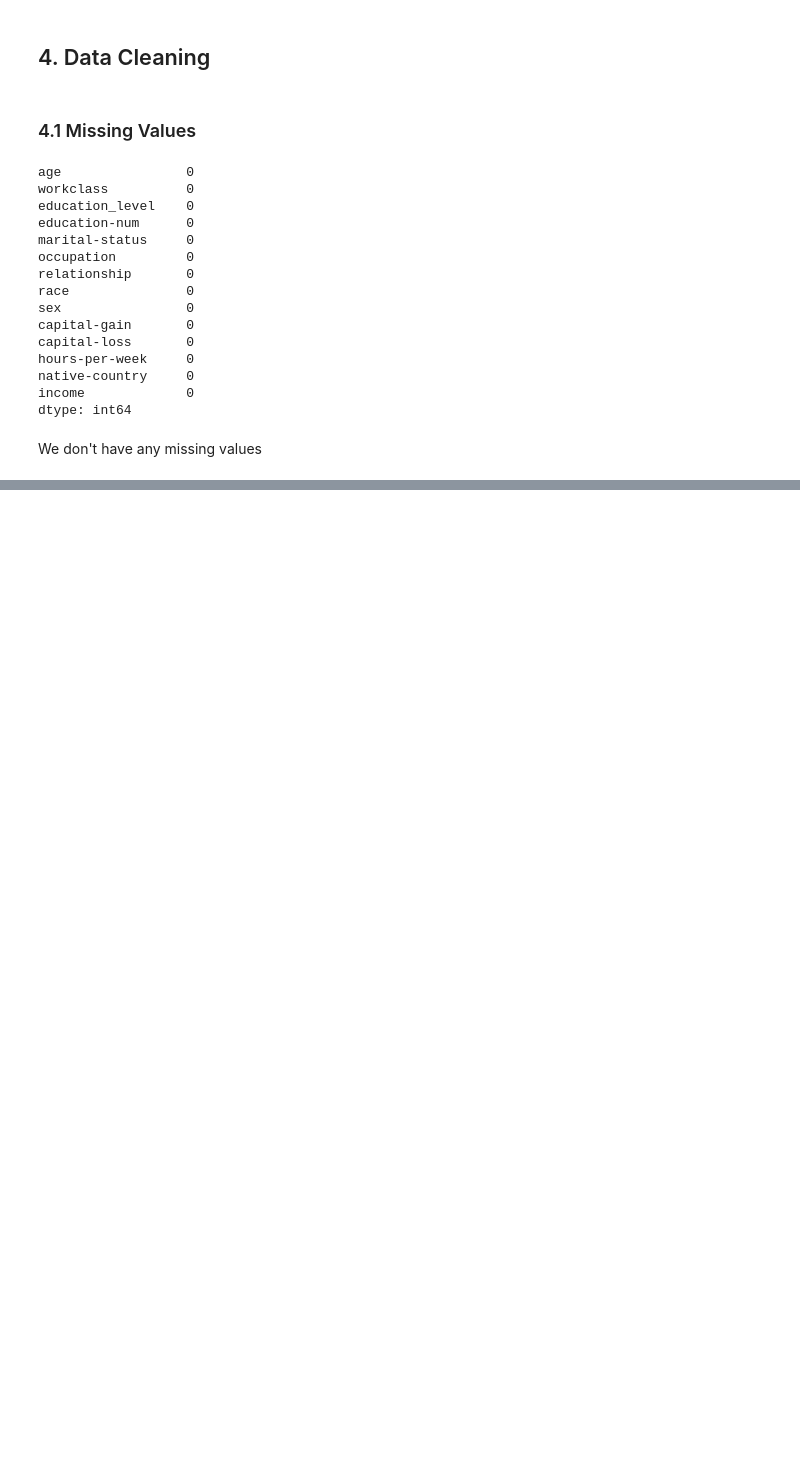
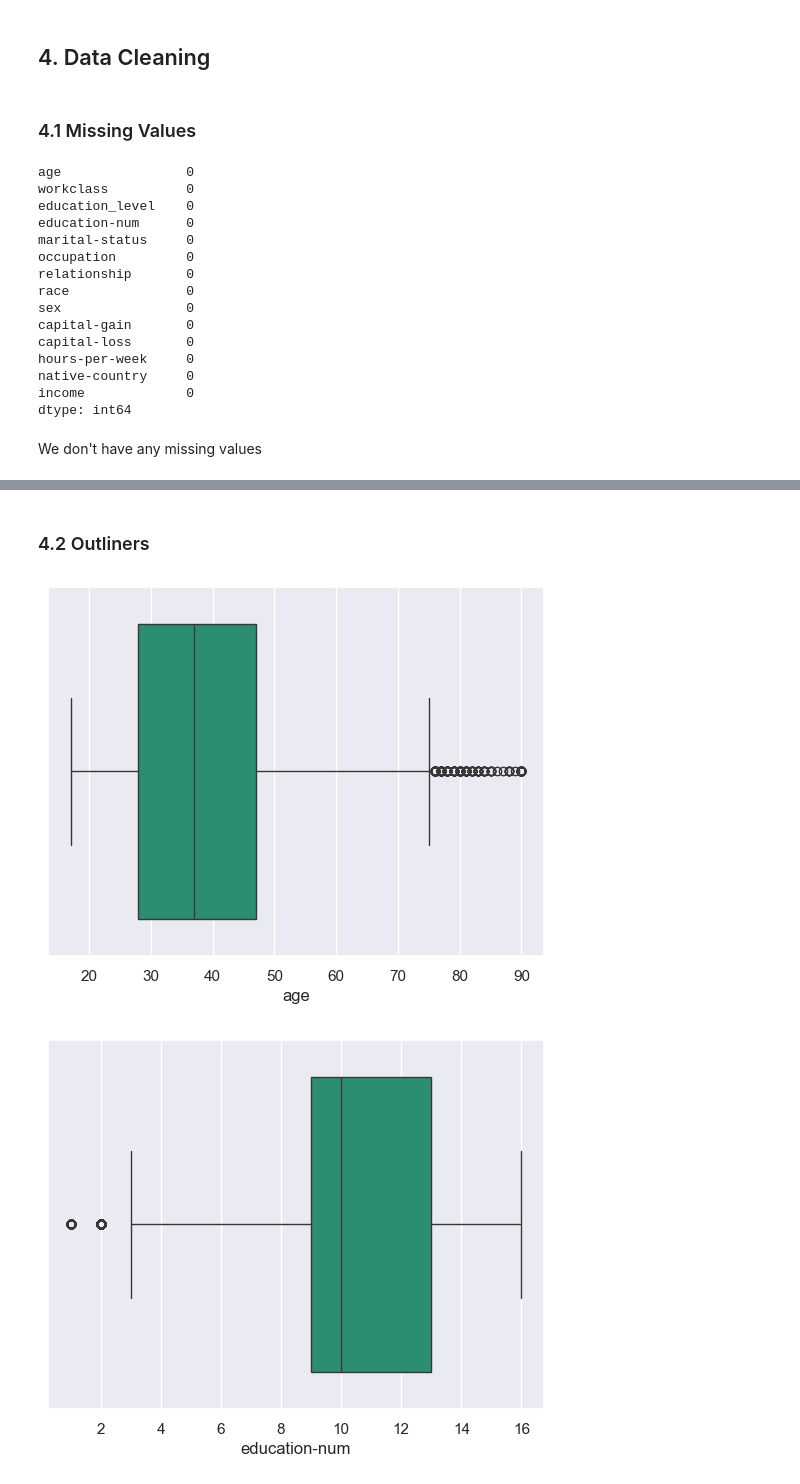
Before and after one commit to CrisMagdziak/Census-Income, a Jupyter notebook: Income.ipynb, the cells around one changed output, grey strips where cells are left out. Drawn from its saved outputs; the diff is of its cells as text; code cells hidden in the pictures; blank space fills up the shorter version.

```diff
--- a/Income.ipynb
+++ b/Income.ipynb
@@ -196,0 +206,13 @@ We don't have any missing values
+# %% [markdown]
+### 4.2 Outliners
+# %%
+def outliners(dataframe) :
+    num_col = dataframe.select_dtypes(include = 'number').columns.to_list()
+    for col in num_col :
+        sns.boxplot(data= df, x= col)
+        plt.show()
+# %%
+outliners(df)
+# %% [output]
+[figure, added]
+[figure, added]
```
Also changed, not shown: parts of 11 cells of this notebook.
